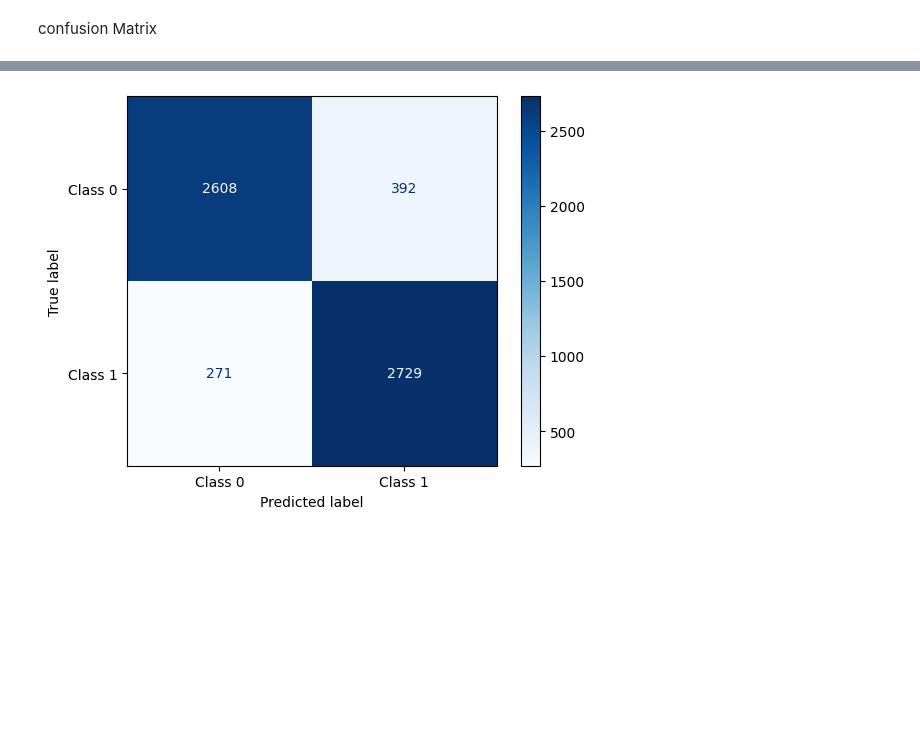
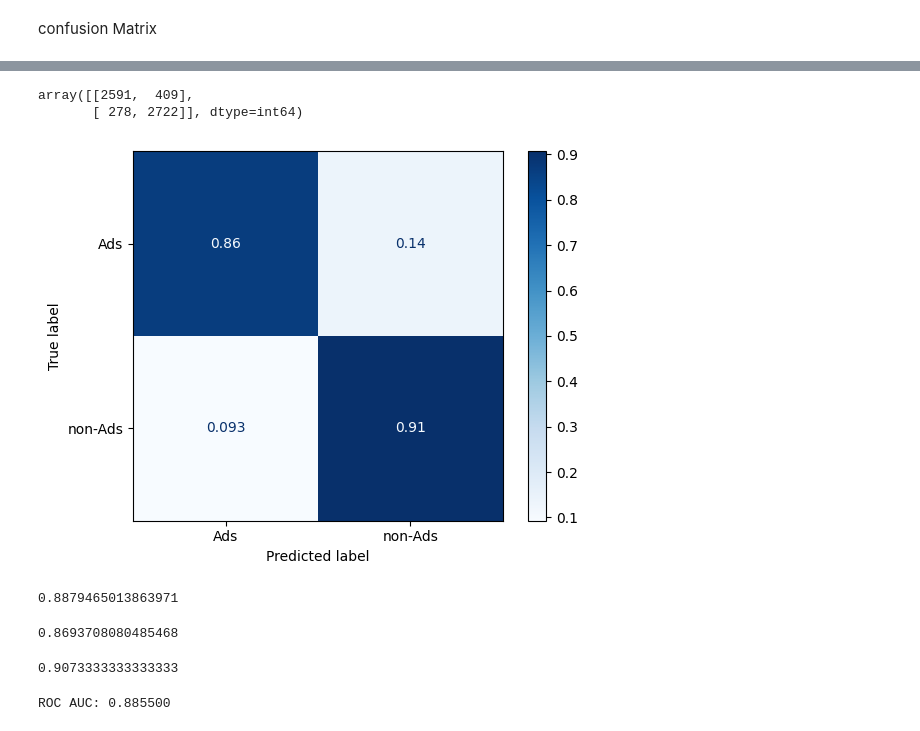
Before and after one commit to johnnysDeu/Thesis, a Jupyter notebook: PreTrained_Model_Inception.ipynb, the cells around one changed output, grey strips where cells are left out. Drawn from its saved outputs; the diff is of its cells as text; code cells hidden in the pictures; blank space fills up the shorter version.

```diff
--- a/PreTrained_Model_Inception.ipynb
+++ b/PreTrained_Model_Inception.ipynb
@@ -338,0 +460,5 @@ Best epoch: 17
+# %%
+from keras.models import load_model
+#loaded_model = load_model(os.path.join('checkpoints',best_model_file))
+loaded_model = load_model('model-46-0.8841.keras')
+loaded_model.summary()
@@ -365,7 +515,7 @@ predicted_labels = []
 for _ in range(len(test_generator)):
     X, y = next(test_generator)
 
-    yhat = modelPreTInc.predict(X)
+    yhat = loaded_model.predict(X)
 
     y_true_batch = y # Labels
 
@@ -403,10 +553,15 @@ predicted_labels = np.array(predicted_labels)
 # %%
 # Compute the confusion matrix
 cm = confusion_matrix(true_labels, predicted_labels)
+cm
+# %% [output]
+array([[2591,  409],
+       [ 278, 2722]], dtype=int64)
 # %%
 # Plot the confusion matrix
-disp = ConfusionMatrixDisplay(confusion_matrix=cm, display_labels=['Class 0', 'Class 1'])
+cm_sum = np.sum(cm, axis=1, keepdims=True)
+disp = ConfusionMatrixDisplay(confusion_matrix=cm/cm_sum.astype(float), display_labels=['Ads', 'non-Ads'])
 disp.plot(cmap=plt.cm.Blues)
 plt.show()
 # %% [output]
-[figure, old version]
+[figure, new version]
@@ -412,0 +573,23 @@ plt.show()
+# %%
+
+f1_score(true_labels, predicted_labels)
+# %% [output]
+0.8879465013863971
+# %%
+# precision tp / (tp + fp)
+precision = precision_score(true_labels, predicted_labels)
+precision
+# %% [output]
+0.8693708080485468
+# %%
+# recall: tp / (tp + fn)
+recall = recall_score(true_labels, predicted_labels)
+recall
+# %% [output]
+0.9073333333333333
+# %%
+# ROC AUC
+auc = roc_auc_score(true_labels, predicted_labels)
+print('ROC AUC: %f' % auc)
+# %% [output]
+ROC AUC: 0.885500
```
Also changed, not shown: parts of 50 cells of this notebook.
